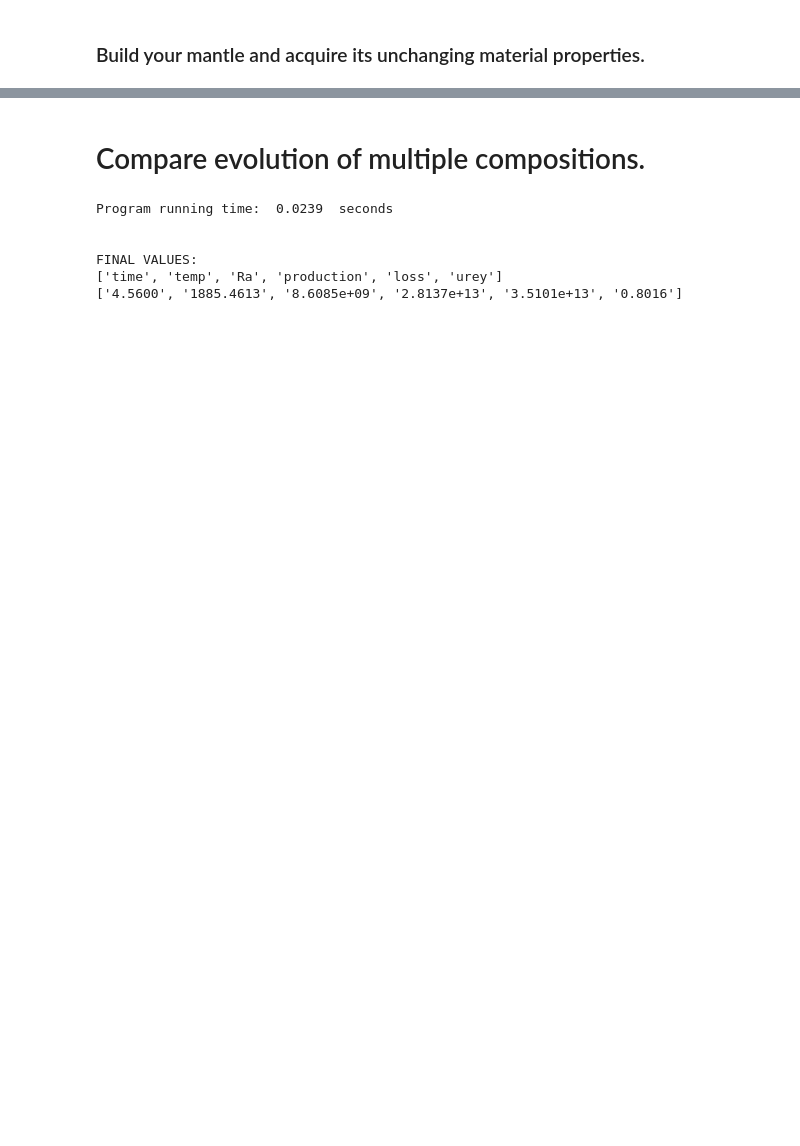
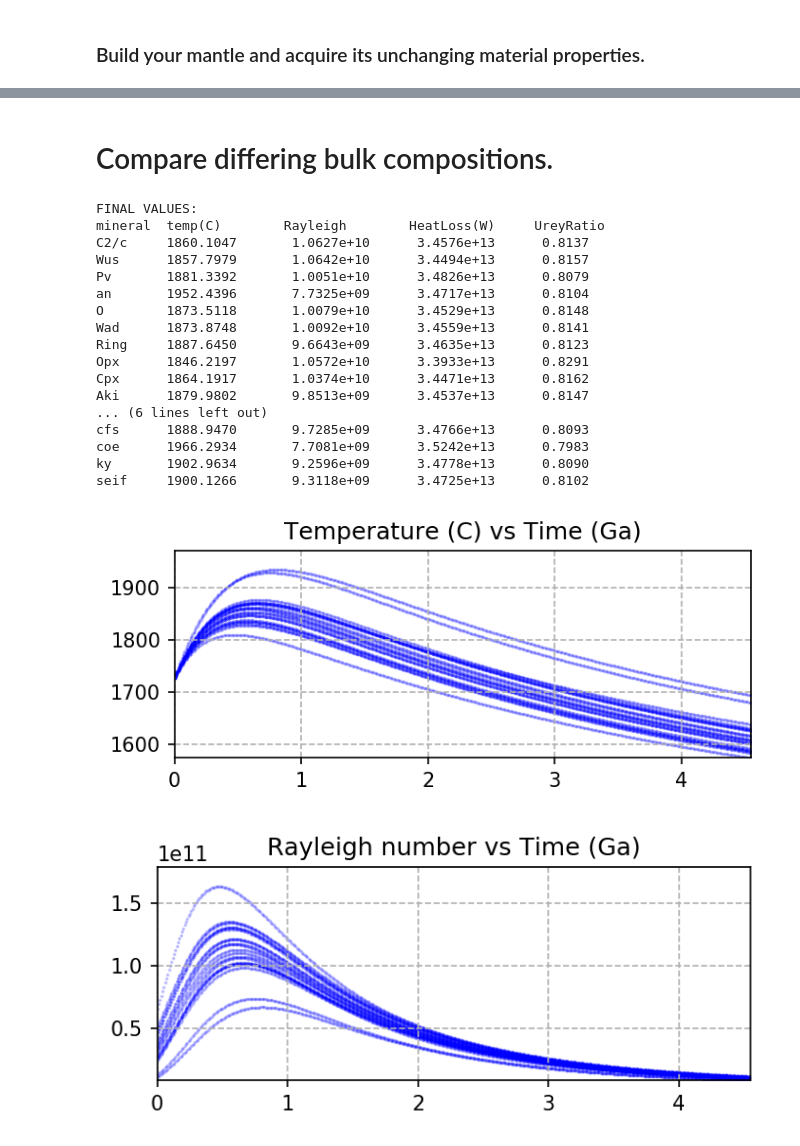
Before and after one commit to camerianm/ExoEvo, a Jupyter notebook: ExoEvo.ipynb, the cells around one changed output, grey strips where cells are left out. Drawn from its saved outputs; the diff is of its cells as text; code cells hidden in the pictures; blank space fills up the shorter version.

```diff
--- a/ExoEvo.ipynb
+++ b/ExoEvo.ipynb
@@ -237,53 +323,67 @@ Heat_loss=evolve.plot_heat(Evolution[:,(0,4)],"Heat loss (W) vs Time (Ga)")
 # %% [markdown]
-
-
-# Compare evolution of multiple compositions.
+# Compare differing bulk compositions.
 # %%
+Tp=Tp0
+Ts=300.0
+dt=0.01
 Hts=[]             #A list of lists; column names are in get.keys['columns']
-dt=0.01
+t=0.0              #Keep Hts=[], Tp=Tp0, and t=0.0 here, so we can reset values and run again.
 
-minerals=('forsterite','fayalite','orthoenstatite','clinoenstatite','periclase', \
-          'corundum','spinel','diopside','diamond','ca-al pyroxene')
+print("FINAL VALUES:")
+print('mineral\t temp(C) \tRayleigh \tHeatLoss(W) \tUreyRatio')
 
-for i in range(len(minerals)):
+for m in minerals:
+    onemin = {m:1.0}
+    composition = onemin
 
-    t=0.0              #Keep Hts=[], Tp=Tp0, and t=0.0 here, so we can reset values and run again.
     Tp=Tp0
-    fractions=[0.00, 0.00, 0.00, 0.00, 0.00, \
-           0.00, 0.00, 0.00, 0.00, 0.00]
-
-    fractions[i]=1.0
+    Ts=300.0
+    dt=0.01
+    t=0.0
 
     start=time.time()
     while t <= tmax:
-        alpha,cp,k=get.thermals(minerals,fractions,Tp)
+        alpha,cp,k=get.thermals(composition,Tp)
 
-        if method=='static':
-            alpha,cp,k=get.thermals(minerals,fractions,1625)
-            #alpha,cp,k,pm=3.7e-5,1250.,5.0,3340. #Uncomment for common benchmark values
+        if method=='dynamic': alpha,cp,k=get.thermals(composition,Tp)
+        if method=='static': alpha,cp,k=get.thermals(composition,1625)
 
         viscT=get.viscosity(Ev,visc0,Tp)
         Ra=get.rayleigh(d,g,pm,Tp,Ts,viscT,alpha,cp,k)
 
         production=evolve.produce_heat(Mp,Mc,Qp,t)
         loss=evolve.flux_heat(Sa,c1,k,Tp,d,Ra,Ev)
         dTp=(dt*get.seconds*(production-loss))/(cp*pm*Vm) #Potentially change to (cp*Mp)?
         Hts.append([t,Tp-273.15,Ra,production,loss,production/loss])
 
         Tp=Tp+dTp
         t=t+dt
-    end=time.time()
+
+    print(m, '\t', Pf(Tp), '\t', Pe(Ra), '\t',  Pe(loss),  '\t', Pf(production/loss))
 
 Evolution=np.asarray(Hts)
 
-print("Program running time: ", Pf(end-start), " seconds\n\n")
-print("FINAL VALUES:")
-print(get.keys['columns'])
-print([Pf(t), Pf(Tp), Pe(Ra), Pe(production), Pe(loss), Pf(production/loss)])
+Temps=evolve.plot_heat(Evolution[:,(0,1)],"Temperature (C) vs Time (Ga)")
+Rayleighs=evolve.plot_heat(Evolution[:,(0,2)],"Rayleigh number vs Time (Ga)")
+Heat_loss=evolve.plot_heat(Evolution[:,(0,4)],"Heat loss (W) vs Time (Ga)")
+#Heat_production=evolve.plot_heat(Evolution[:,(0,3)],"Heat production (W) vs Time (Ga)")
 # %% [output]
-Program running time:  0.0239  seconds
-
-
 FINAL VALUES:
-['time', 'temp', 'Ra', 'production', 'loss', 'urey']
-['4.5600', '1885.4613', '8.6085e+09', '2.8137e+13', '3.5101e+13', '0.8016']
+mineral  temp(C)        Rayleigh        HeatLoss(W)     UreyRatio
+C2/c     1860.1047       1.0627e+10      3.4576e+13      0.8137
+Wus      1857.7979       1.0642e+10      3.4494e+13      0.8157
+Pv       1881.3392       1.0051e+10      3.4826e+13      0.8079
+an       1952.4396       7.7325e+09      3.4717e+13      0.8104
+O        1873.5118       1.0079e+10      3.4529e+13      0.8148
+Wad      1873.8748       1.0092e+10      3.4559e+13      0.8141
+Ring     1887.6450       9.6643e+09      3.4635e+13      0.8123
+Opx      1846.2197       1.0572e+10      3.3933e+13      0.8291
+Cpx      1864.1917       1.0374e+10      3.4471e+13      0.8162
+Aki      1879.9802       9.8513e+09      3.4537e+13      0.8147
+... (6 lines left out)
+cfs      1888.9470       9.7285e+09      3.4766e+13      0.8093
+coe      1966.2934       7.7081e+09      3.5242e+13      0.7983
+ky       1902.9634       9.2596e+09      3.4778e+13      0.8090
+seif     1900.1266       9.3118e+09      3.4725e+13      0.8102
+[figure, added]
+[figure, added]
```
Also changed, not shown: parts of 13 cells of this notebook, 4 other files.
